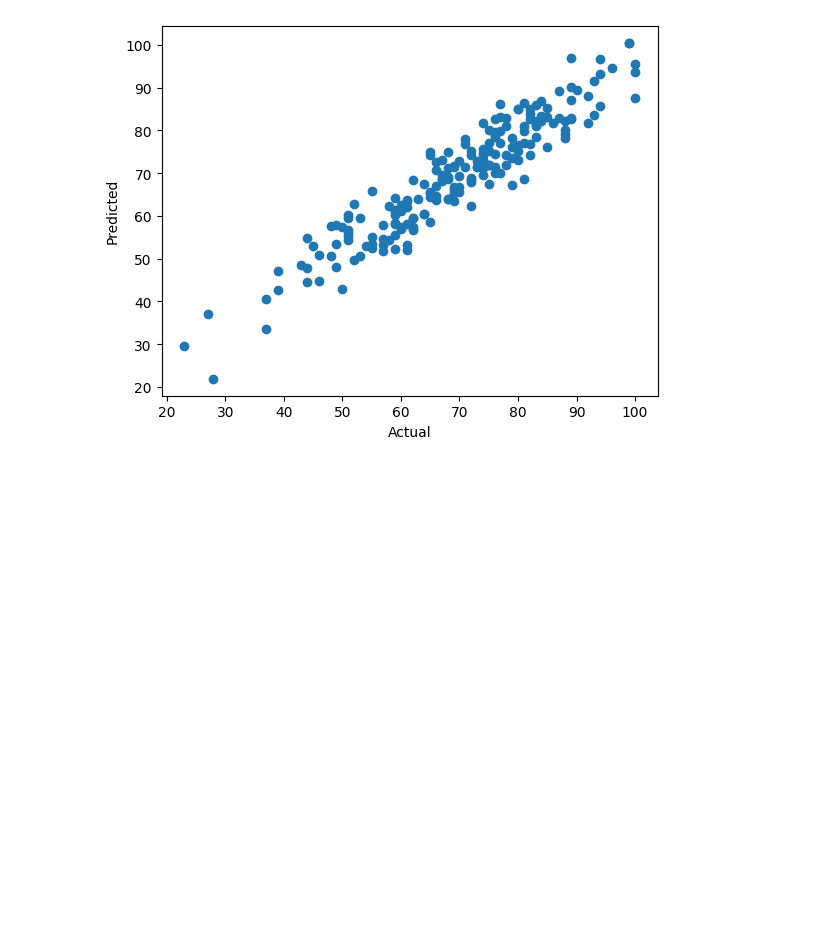
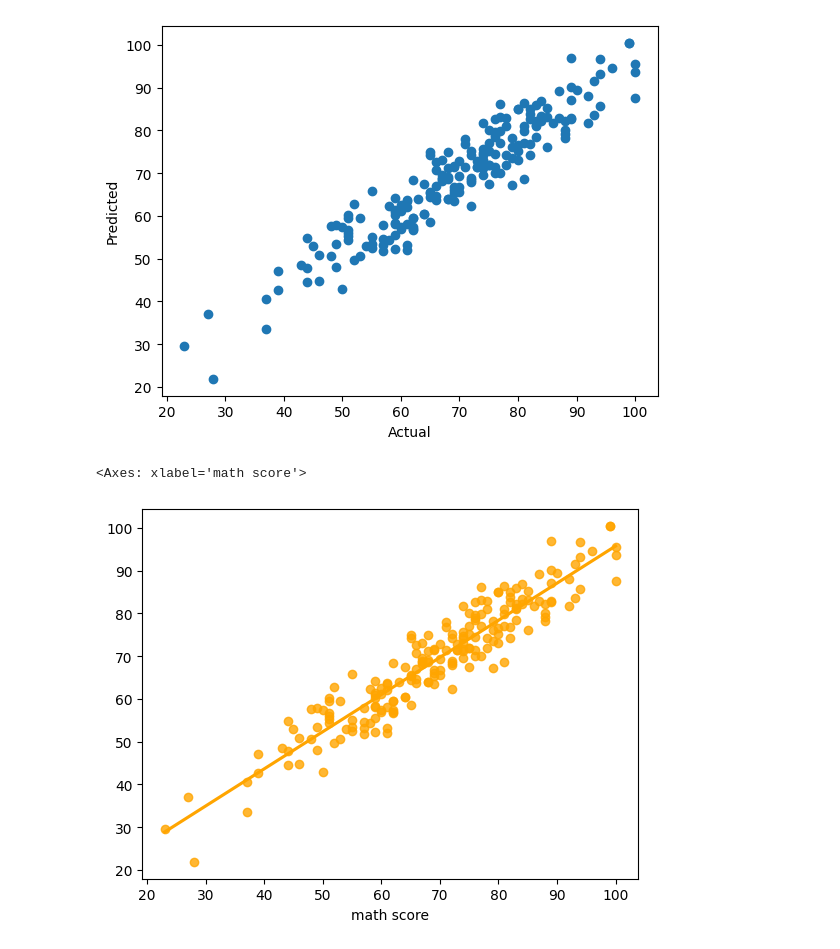
Before and after one commit to Madushani-Weerasekara/EndToEndMLProject, a Jupyter notebook: src/notebook/2. MODEL TRAINING.ipynb, the cells around one changed output. Saved outputs shown, nothing was run; the diff lists cells and outputs as text; code cells hidden in the pictures; blank space fills up the shorter version.

```diff
--- a/src/notebook/2. MODEL TRAINING.ipynb
+++ b/src/notebook/2. MODEL TRAINING.ipynb
@@ -225,3 +225,8 @@ plt.ylabel("Predicted")
 # %% [output]
 Text(0, 0.5, 'Predicted')
 [figure]
+# %%
+sns.regplot(x=y_test, y=y_pred, ci=None, color='orange')
+# %% [output]
+<Axes: xlabel='math score'>
+[figure, added]
```
Also changed, not shown: parts of 2 cells of this notebook.
